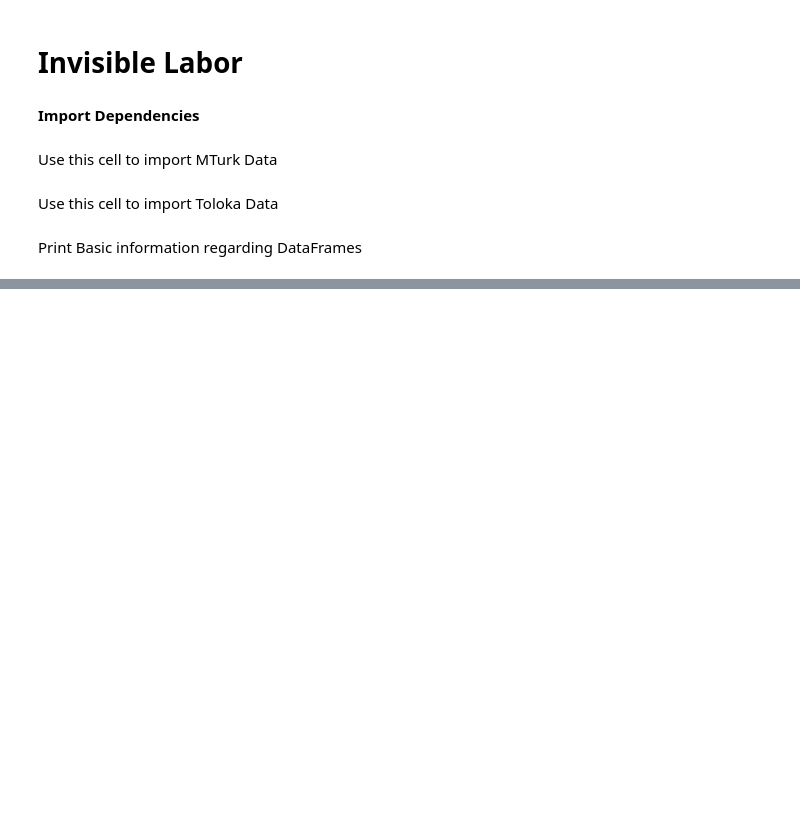
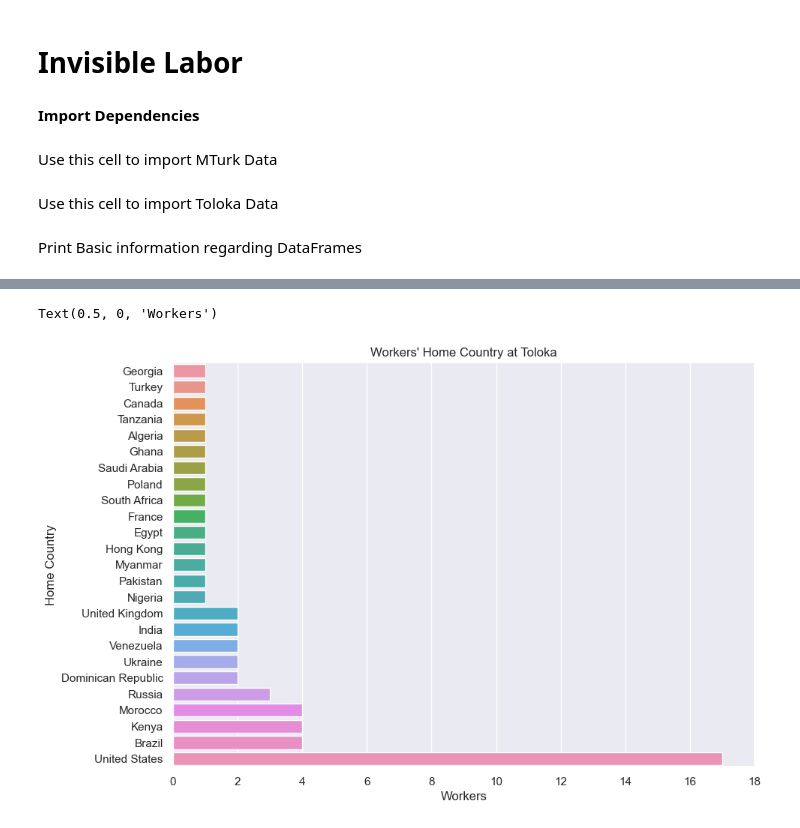
Before and after one commit to NicholasBerns/DataScienceProject, a Jupyter notebook: Invisible_Labor.ipynb, the cells around one changed output, grey strips where cells are left out. Saved outputs shown, nothing was run; the diff lists cells and outputs as text; code cells hidden in the pictures; blank space fills up the shorter version.

```diff
--- a/Invisible_Labor.ipynb
+++ b/Invisible_Labor.ipynb
@@ -90,0 +164,10 @@ df_mturk_short.tail()
+# %%
+fig, ax_tolo = plt.subplots(1, 1, figsize=(10, 7))
+ax_tolo = sns.countplot(y="home_country", data=df_toloka_short, order=df_toloka_short['home_country'].value_counts(ascending=True).index)
+ax_tolo.set_title("Workers' Home Country at Toloka")
+ax_tolo.set_xticks(np.arange(0, 19, 2))
+ax_tolo.set_ylabel("Home Country")
+ax_tolo.set_xlabel("Workers")
+# %% [output]
+Text(0.5, 0, 'Workers')
+[figure, added]
```
Also changed, not shown: parts of 16 cells of this notebook.
